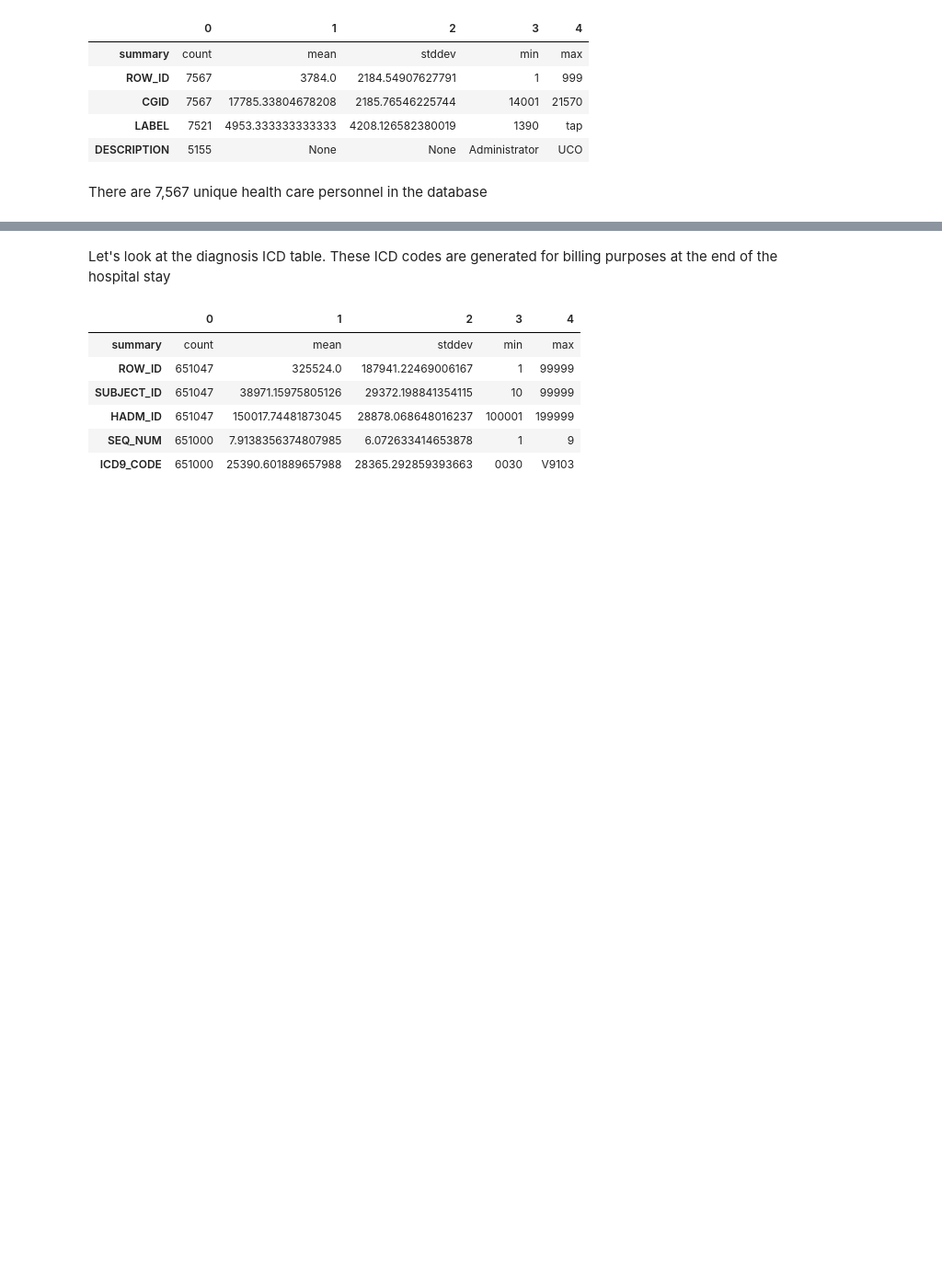
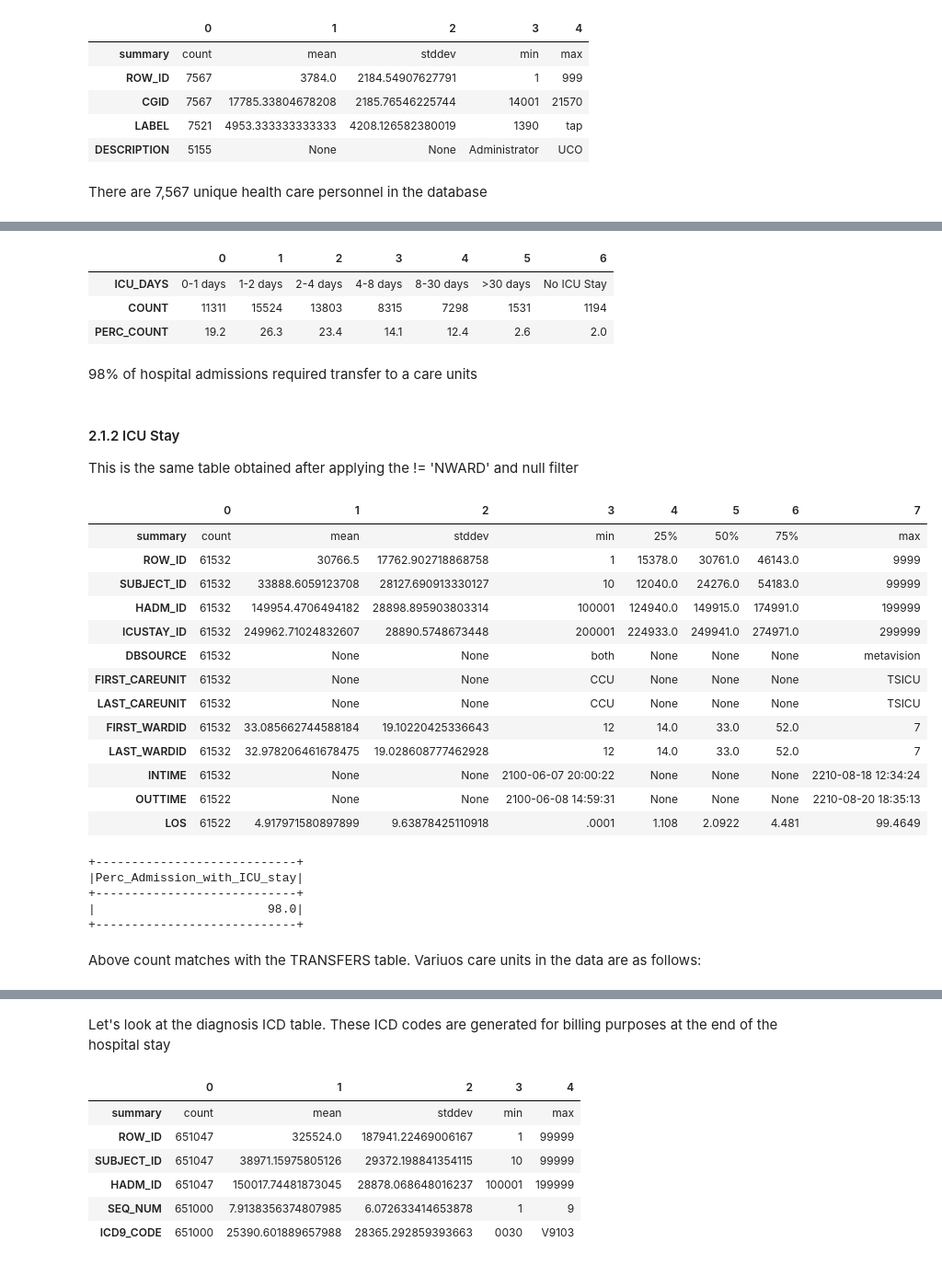
Before and after one commit to gauravkdesai/MIDS-W210-Medical_Insurance_Payment_Assistant, a Jupyter notebook: 01_MIMIC_EDA.ipynb, the cells around one changed output, grey strips where cells are left out. Shown at 92% size. Drawn from its saved outputs; the diff is of its cells as text; code cells hidden in the pictures; blank space fills up the shorter version.

```diff
--- a/01_MIMIC_EDA.ipynb
+++ b/01_MIMIC_EDA.ipynb
@@ -193,0 +226,49 @@ There are 7,567 unique health care personnel in the database
+# %%
+spark.sql("""
+select ICU_DAYS, count(*) as COUNT, round(count(*)/589.76,1) as PERC_COUNT from
+(select case when TOTAL_LOS_DAYS=0 or TOTAL_LOS_DAYS is null then 'No ICU Stay'
+when TOTAL_LOS_DAYS!=0 and TOTAL_LOS_DAYS between 0 and 24 then '0-1 days'
+when TOTAL_LOS_DAYS!=24 and TOTAL_LOS_DAYS between 24 and 48 then '1-2 days'
+when TOTAL_LOS_DAYS!=48 and TOTAL_LOS_DAYS between 48 and 96 then '2-4 days'
+when TOTAL_LOS_DAYS!=96 and TOTAL_LOS_DAYS between 96 and 192 then '4-8 days'
+when TOTAL_LOS_DAYS!=192 and TOTAL_LOS_DAYS between 192 and 720 then '8-30 days'
+when TOTAL_LOS_DAYS > 720 then '>30 days' end as ICU_DAYS
+from (select sum(case when (CURR_CAREUNIT is not null and CURR_CAREUNIT != 'NWARD') then LOS else 0 end) as TOTAL_LOS_DAYS
+from TRANSFERS group by HADM_ID)) group by ICU_DAYS order by ICU_DAYS""").toPandas().T
+# %% [output]
+|  | 0 | 1 | 2 | 3 | 4 | 5 | 6 |
+| ICU_DAYS | 0-1 days | 1-2 days | 2-4 days | 4-8 days | 8-30 days | >30 days | No ICU Stay |
+| COUNT | 11311 | 15524 | 13803 | 8315 | 7298 | 1531 | 1194 |
+| PERC_COUNT | 19.2 | 26.3 | 23.4 | 14.1 | 12.4 | 2.6 | 2.0 |
+# %% [markdown]
+98% of hospital admissions required transfer to a care units
+# %% [markdown]
+#### 2.1.2 ICU Stay
+This is the same table obtained after applying the != 'NWARD' and null filter
+# %%
+ICUSTAYS_DF.summary().toPandas().T
+# %% [output]
+|  | 0 | 1 | 2 | 3 | 4 | 5 | 6 | 7 |
+| summary | count | mean | stddev | min | 25% | 50% | 75% | max |
+| ROW_ID | 61532 | 30766.5 | 17762.902718868758 | 1 | 15378.0 | 30761.0 | 46143.0 | 9999 |
+| SUBJECT_ID | 61532 | 33888.6059123708 | 28127.690913330127 | 10 | 12040.0 | 24276.0 | 54183.0 | 99999 |
+| HADM_ID | 61532 | 149954.4706494182 | 28898.895903803314 | 100001 | 124940.0 | 149915.0 | 174991.0 | 199999 |
+| ICUSTAY_ID | 61532 | 249962.71024832607 | 28890.5748673448 | 200001 | 224933.0 | 249941.0 | 274971.0 | 299999 |
+| DBSOURCE | 61532 | None | None | both | None | None | None | metavision |
+| FIRST_CAREUNIT | 61532 | None | None | CCU | None | None | None | TSICU |
+| LAST_CAREUNIT | 61532 | None | None | CCU | None | None | None | TSICU |
+| FIRST_WARDID | 61532 | 33.085662744588184 | 19.10220425336643 | 12 | 14.0 | 33.0 | 52.0 | 7 |
+| LAST_WARDID | 61532 | 32.978206461678475 | 19.028608777462928 | 12 | 14.0 | 33.0 | 52.0 | 7 |
+| INTIME | 61532 | None | None | 2100-06-07 20:00:22 | None | None | None | 2210-08-18 12:34:24 |
+| OUTTIME | 61522 | None | None | 2100-06-08 14:59:31 | None | None | None | 2210-08-20 18:35:13 |
+| LOS | 61522 | 4.917971580897899 | 9.63878425110918 | .0001 | 1.108 | 2.0922 | 4.481 | 99.4649 |
+# %%
+spark.sql("""select round(100*count(distinct HADM_ID)/58976,1) as Perc_Admission_with_ICU_stay from ICUSTAYS""").show()
+# %% [output]
++----------------------------+
+|Perc_Admission_with_ICU_stay|
++----------------------------+
+|                        98.0|
++----------------------------+
+# %% [markdown]
+Above count matches with the TRANSFERS table. Variuos care units in the data are as follows:
```
Also changed, not shown: parts of 14 cells of this notebook.
